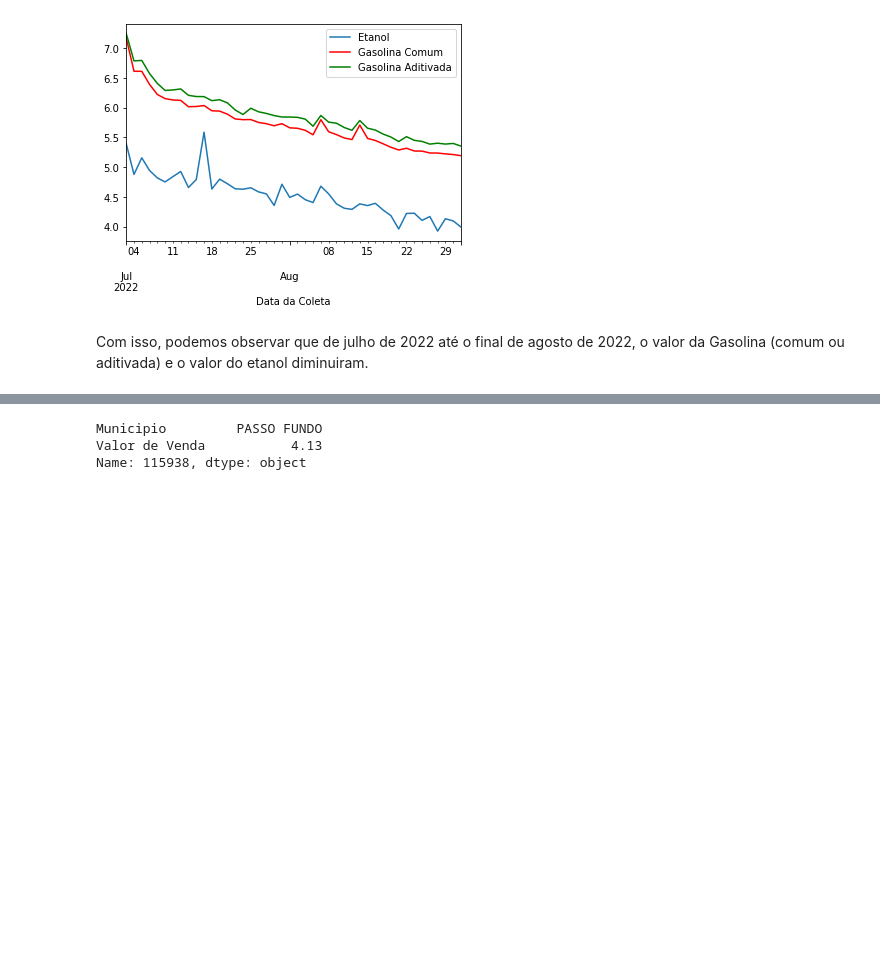
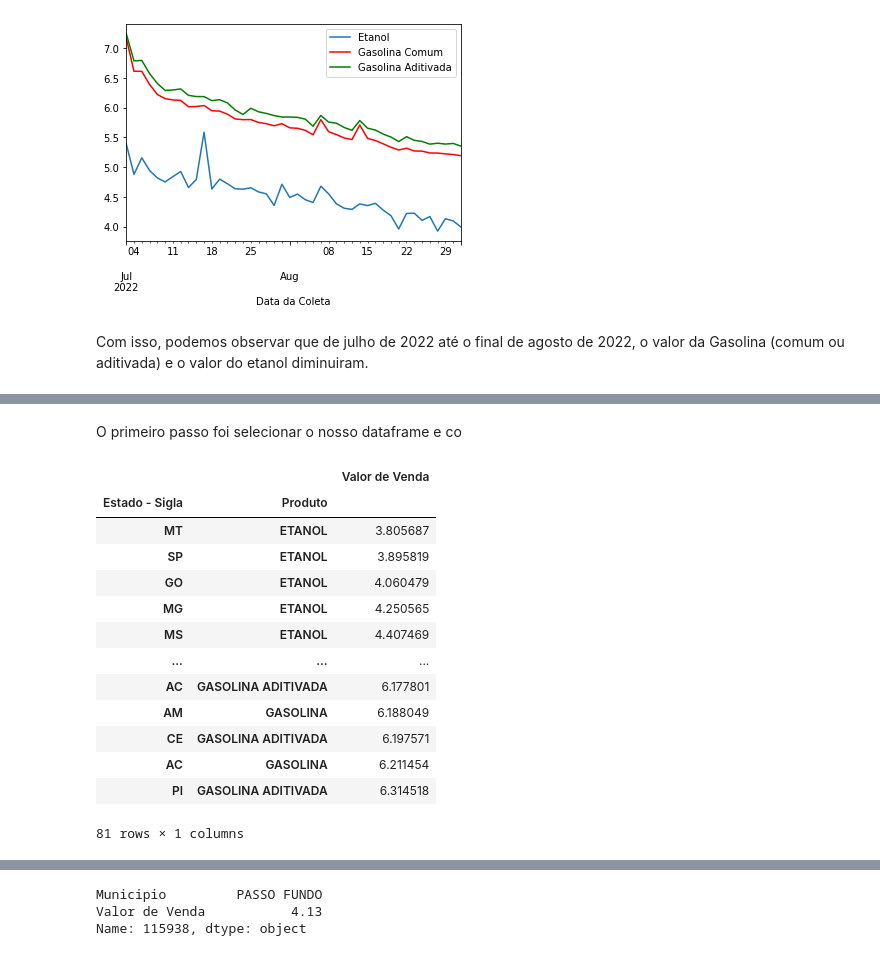
Before and after one commit to amoralles/ProjetoFinal_M4, a Jupyter notebook: ProjetoFinal_M4.ipynb, the cells around one changed output, grey strips where cells are left out. Drawn from its saved outputs; the diff is of its cells as text; code cells hidden in the pictures; blank space fills up the shorter version.

```diff
--- a/ProjetoFinal_M4.ipynb
+++ b/ProjetoFinal_M4.ipynb
@@ -164,0 +196,20 @@ Com isso, podemos observar que de julho de 2022 até o final de agosto de 2022,
+# %% [markdown]
+O primeiro passo foi selecionar o nosso dataframe e co
+# %%
+valores_ordenados = preco_medio.sort_values('Valor de Venda')
+valores_ordenados
+# %% [output]
+|  |  | Valor de Venda |
+| Estado - Sigla | Produto |  |
+| MT | ETANOL | 3.805687 |
+| SP | ETANOL | 3.895819 |
+| GO | ETANOL | 4.060479 |
+| MG | ETANOL | 4.250565 |
+| MS | ETANOL | 4.407469 |
+| ... | ... | ... |
+| AC | GASOLINA ADITIVADA | 6.177801 |
+| AM | GASOLINA | 6.188049 |
+| CE | GASOLINA ADITIVADA | 6.197571 |
+| AC | GASOLINA | 6.211454 |
+| PI | GASOLINA ADITIVADA | 6.314518 |
+81 rows × 1 columns
```
Also changed, not shown: parts of 22 cells of this notebook.
